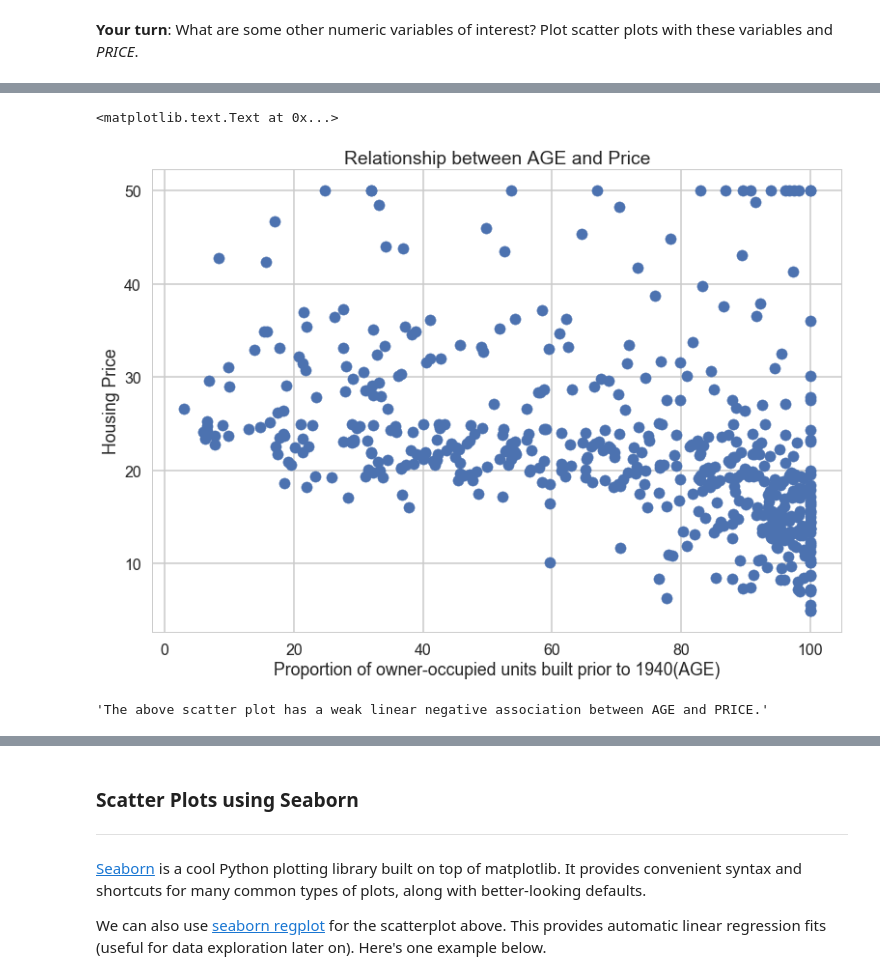
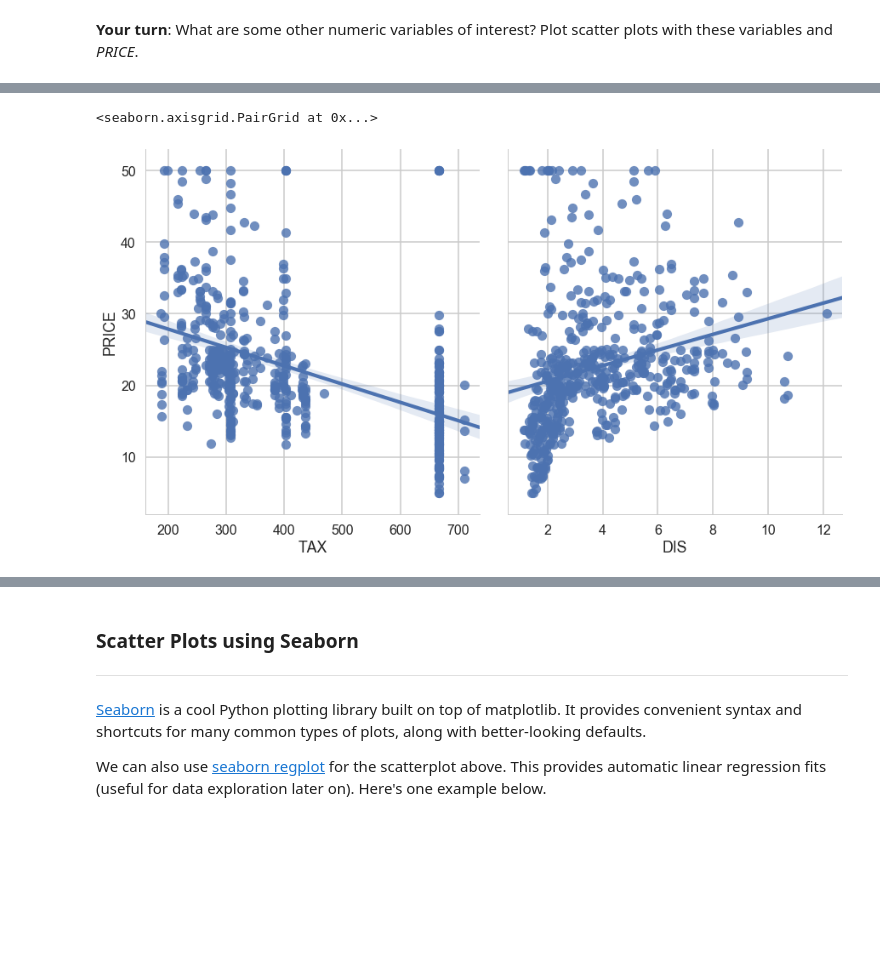
Before and after one commit to andyogah/Mini_Project_Linear_Regression, a Jupyter notebook: Mini_Project_Linear_Regression.ipynb, the cells around one changed output, grey strips where cells are left out. Cells and saved outputs as stored; diff of their text form; code cells hidden in the pictures; blank space fills up the shorter version.

```diff
--- a/Mini_Project_Linear_Regression.ipynb
+++ b/Mini_Project_Linear_Regression.ipynb
@@ -269,16 +271,6 @@ plt.title("Relationship between PTRATIO and Price")
 # %%
 #your turn: create some other scatter plots
+sns.pairplot(bos, x_vars=['TAX', 'DIS'], y_vars='PRICE', size=7, aspect=0.9, kind='reg')
+# %% [output]
+<seaborn.axisgrid.PairGrid at 0x...>
+[figure, added]
-# %%
-#AGE: would be interesting to see if the worth of a house has any relationsip with how old it is.
-#So, scatter plot between *AGE* and *PRICE*
-plt.scatter(bos.AGE, bos.PRICE)
-plt.xlabel("Proportion of owner-occupied units built prior to 1940(AGE)")
-plt.ylabel("Housing Price")
-plt.title("Relationship between AGE and Price")
-# %% [output]
-<matplotlib.text.Text at 0x...>
-[figure, removed]
-# %%
-'''The above scatter plot has a weak linear negative association between AGE and PRICE.'''
-# %% [output]
-'The above scatter plot has a weak linear negative association between AGE and PRICE.'
```
Also changed, not shown: parts of 53 cells of this notebook.
